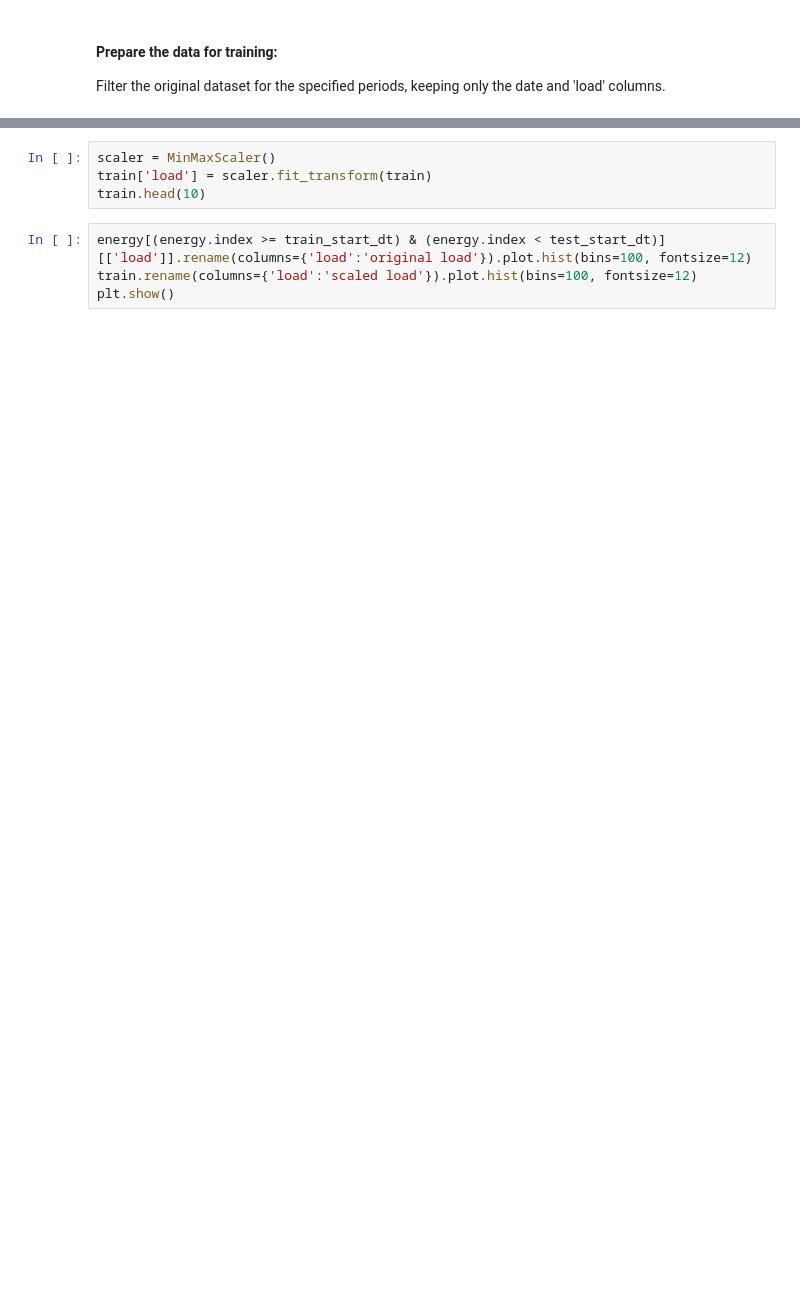
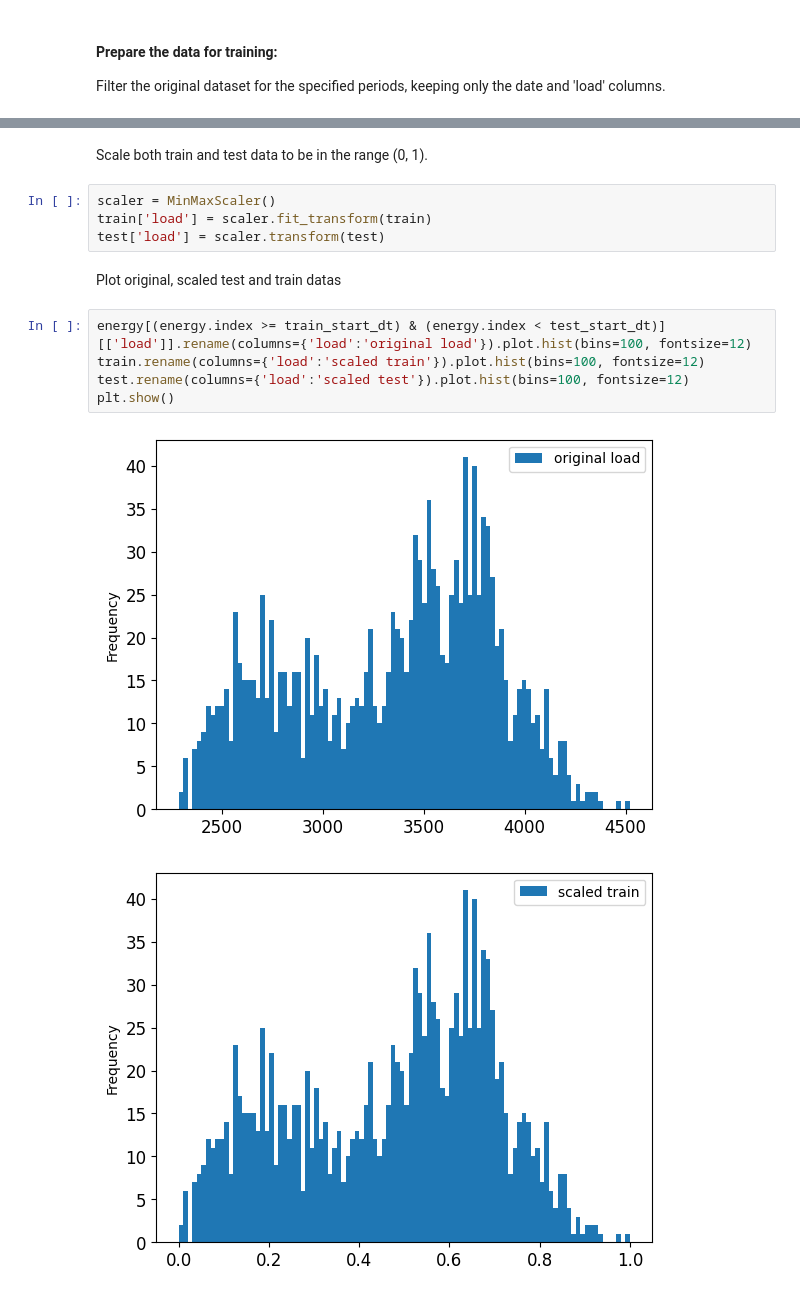
Before and after one commit to MuratS4hin/Timse-Series-Analysis, a Jupyter notebook: 1_Arima/arima.ipynb, the cells around one changed output, grey strips where cells are left out. Saved outputs shown, nothing was run; the diff lists cells and outputs as text; blank space fills up the shorter version.

```diff
--- a/1_Arima/arima.ipynb
+++ b/1_Arima/arima.ipynb
@@ -56,8 +57,16 @@ print('Test data shape: ', test.shape)
+# %% [markdown]
+Scale both train and test data to be in the range (0, 1).
 # %%
 scaler = MinMaxScaler()
 train['load'] = scaler.fit_transform(train)
-train.head(10)
+test['load'] = scaler.transform(test)
+# %% [markdown]
+Plot original, scaled test and train datas
 # %%
 energy[(energy.index >= train_start_dt) & (energy.index < test_start_dt)][['load']].rename(columns={'load':'original load'}).plot.hist(bins=100, fontsize=12)
-train.rename(columns={'load':'scaled load'}).plot.hist(bins=100, fontsize=12)
+train.rename(columns={'load':'scaled train'}).plot.hist(bins=100, fontsize=12)
+test.rename(columns={'load':'scaled test'}).plot.hist(bins=100, fontsize=12)
 plt.show()
+# %% [output]
+[figure, added]
+[figure, added]
```
Also changed, not shown: parts of 30 cells of this notebook, 2 other files.
